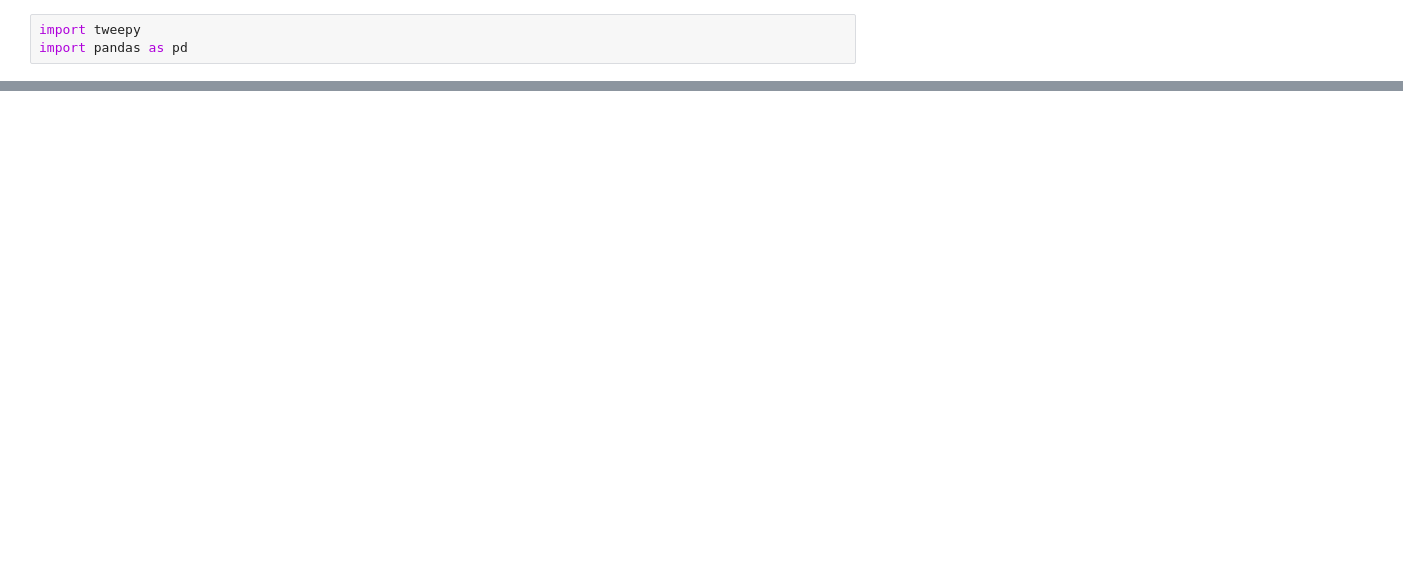
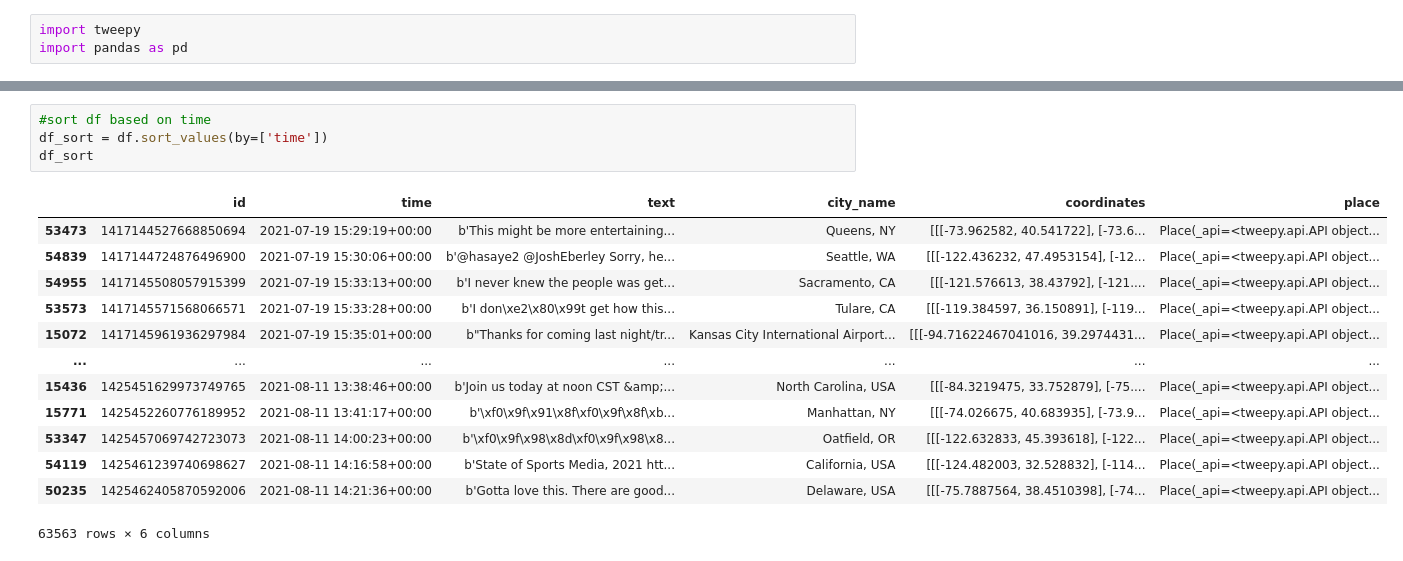
Before and after one commit to lingchensanwen/tweetTokyo, a Jupyter notebook: Preprocessing.ipynb, the cells around one changed output, grey strips where cells are left out. Drawn from its saved outputs; the diff is of its cells as text; blank space fills up the shorter version.

Commit message:
reorg data based on date

```diff
--- a/Preprocessing.ipynb
+++ b/Preprocessing.ipynb
@@ -40,0 +40,18 @@ df
+# %%
+#sort df based on time
+df_sort = df.sort_values(by=['time'])
+df_sort
+# %% [output]
+|  | id | time | text | city_name | coordinates | place |
+| 53473 | 1417144527668850694 | 2021-07-19 15:29:19+00:00 | b'This might be more entertaining... | Queens, NY | [[[-73.962582, 40.541722], [-73.6... | Place(_api=<tweepy.api.API object... |
+| 54839 | 1417144724876496900 | 2021-07-19 15:30:06+00:00 | b'@hasaye2 @JoshEberley Sorry, he... | Seattle, WA | [[[-122.436232, 47.4953154], [-12... | Place(_api=<tweepy.api.API object... |
+| 54955 | 1417145508057915399 | 2021-07-19 15:33:13+00:00 | b'I never knew the people was get... | Sacramento, CA | [[[-121.576613, 38.43792], [-121.... | Place(_api=<tweepy.api.API object... |
+| 53573 | 1417145571568066571 | 2021-07-19 15:33:28+00:00 | b'I don\xe2\x80\x99t get how this... | Tulare, CA | [[[-119.384597, 36.150891], [-119... | Place(_api=<tweepy.api.API object... |
+| 15072 | 1417145961936297984 | 2021-07-19 15:35:01+00:00 | b"Thanks for coming last night/tr... | Kansas City International Airport... | [[[-94.71622467041016, 39.2974431... | Place(_api=<tweepy.api.API object... |
+| ... | ... | ... | ... | ... | ... | ... |
+| 15436 | 1425451629973749765 | 2021-08-11 13:38:46+00:00 | b'Join us today at noon CST &amp;... | North Carolina, USA | [[[-84.3219475, 33.752879], [-75.... | Place(_api=<tweepy.api.API object... |
+| 15771 | 1425452260776189952 | 2021-08-11 13:41:17+00:00 | b'\xf0\x9f\x91\x8f\xf0\x9f\x8f\xb... | Manhattan, NY | [[[-74.026675, 40.683935], [-73.9... | Place(_api=<tweepy.api.API object... |
+| 53347 | 1425457069742723073 | 2021-08-11 14:00:23+00:00 | b'\xf0\x9f\x98\x8d\xf0\x9f\x98\x8... | Oatfield, OR | [[[-122.632833, 45.393618], [-122... | Place(_api=<tweepy.api.API object... |
+| 54119 | 1425461239740698627 | 2021-08-11 14:16:58+00:00 | b'State of Sports Media, 2021 htt... | California, USA | [[[-124.482003, 32.528832], [-114... | Place(_api=<tweepy.api.API object... |
+| 50235 | 1425462405870592006 | 2021-08-11 14:21:36+00:00 | b'Gotta love this. There are good... | Delaware, USA | [[[-75.7887564, 38.4510398], [-74... | Place(_api=<tweepy.api.API object... |
+63563 rows × 6 columns
```
Also changed, not shown: parts of 9 cells of this notebook.
